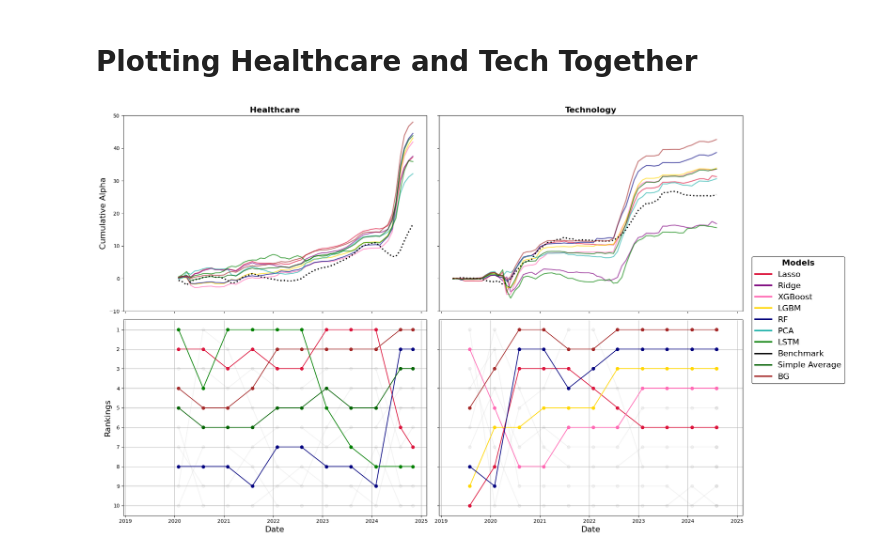
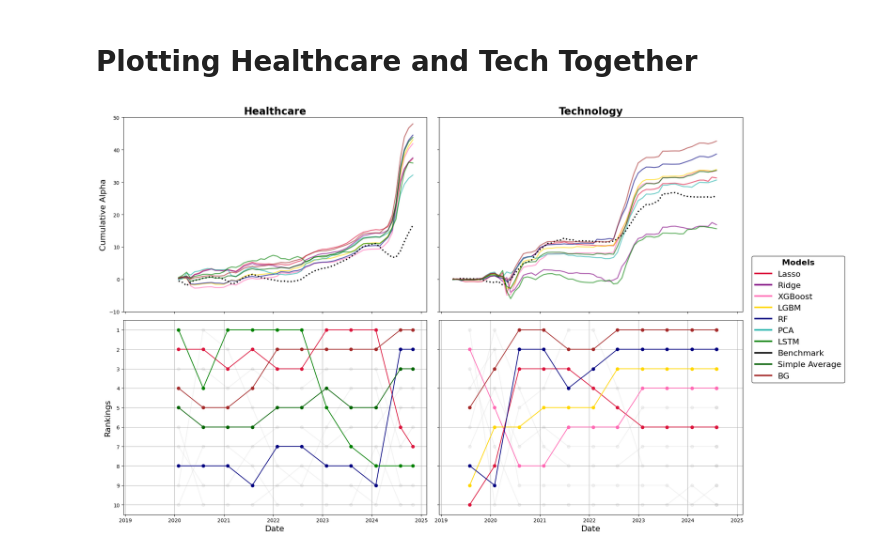
Before and after one commit to willafred/AlphaVision, a Jupyter notebook: alpha_plots.ipynb, the cells around one changed output. Cells and saved outputs as stored; diff of their text form; code cells hidden in the pictures.

Commit message:
alpha plots

```diff
--- a/alpha_plots.ipynb
+++ b/alpha_plots.ipynb
@@ -338,7 +338,7 @@ def plot_combined_subplot(df1, df2, plot_difference_fn, outcome_var, color_list1
         alpha = 0.1 if color == "grey" else 1
         axis2.plot(ranking_df1.index, ranking_df1[column], label=label_mapping[column], marker='o', color=color, alpha=alpha)
 
-    axis1.set_title("Healthcare", fontweight='bold',fontsize = 16)
+    axis1.set_title("Healthcare", fontweight='bold',fontsize = 20)
 
     axis2.set_ylim(0.5, 10.5)
     axis2.set_xlabel('Date', fontsize=16)
@@ -368,7 +368,7 @@ def plot_combined_subplot(df1, df2, plot_difference_fn, outcome_var, color_list1
             axis3.plot(df2.index, df2[f'cumulative_action_based_{col}'], label=label, color=color, linewidth=2, alpha=0.6)
     axis3.set_ylim(-10, 50)
     axis3.set_yticklabels([])
-    axis3.set_title("Technology", fontweight='bold',fontsize = 16)
+    axis3.set_title("Technology", fontweight='bold',fontsize = 20)
     # axis3.set_ylabel('Cumulative Alpha', fontsize=16)
     axis3.grid(False)
 
@@ -379,31 +379,31 @@ def plot_combined_subplot(df1, df2, plot_difference_fn, outcome_var, color_list1
 
     axis4.set_ylim(0.5, 10.5)
     axis4.set_xlabel('Date', fontsize=16)
     # axis4.set_ylabel('Rankings', fontsize=16)
     axis4.invert_yaxis()
     # axis4.set_yticks(range(1, 11))
     # axis4.set_yticklabels([str(i) for i in range(1, 11)])
     axis4.grid(True)
     axis4.set_yticklabels([])
     # Common legend
     legend = fig.legend(fontsize=16, loc='center right', bbox_to_anchor=(1.15, 0.5),
                         handles=[handle[0] for handle in custom_legend_handles],
                         labels=[handle[1] for handle in custom_legend_handles],
                         title="Models", title_fontsize=16)
     legend.get_title().set_fontweight('bold')
     legend.get_frame().set_edgecolor('black')
 
     plt.tight_layout()
     plt.show()
 
 # Define color lists
 color_list_healthcare = {'Ridge': 'grey', 'XGBoost': 'grey', 'PCA': 'grey', 'RF': 'navy', 'Lasso': 'crimson',
                          'LGBM': 'grey', 'LSTM': 'green', 'Benchmark': 'grey', 'Simple Average': 'darkgreen', 'BG': 'brown'}
 color_list_tech = {'Ridge': 'grey', 'XGBoost': 'hotpink', 'PCA': 'grey', 'RF': 'navy', 'Lasso': 'crimson',
                    'LGBM': 'gold', 'LSTM': 'grey', 'Benchmark': 'grey', 'Simple Average': 'grey', 'BG': 'brown'}
 
 # Call function for both sectors
 plot_combined_subplot(all_results_healthcare_clean, all_results_tech_clean, plot_difference,
                       outcome_var='rolling_alpha_5f', color_list1=color_list_healthcare, color_list2=color_list_tech)
 # %% [output]
-[figure, old version]
+[figure, new version]
```
